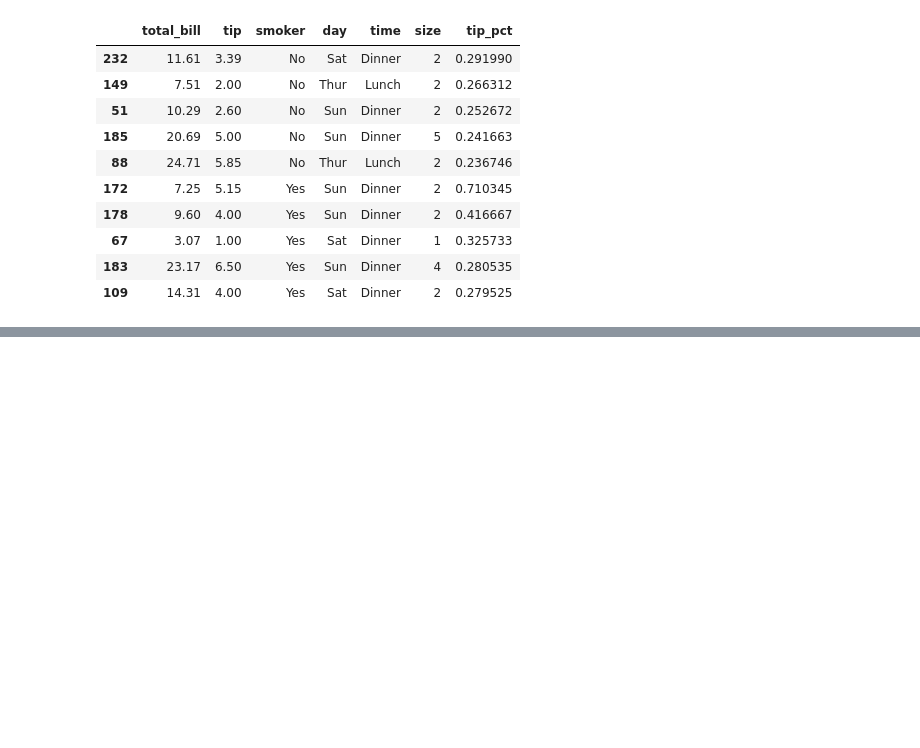
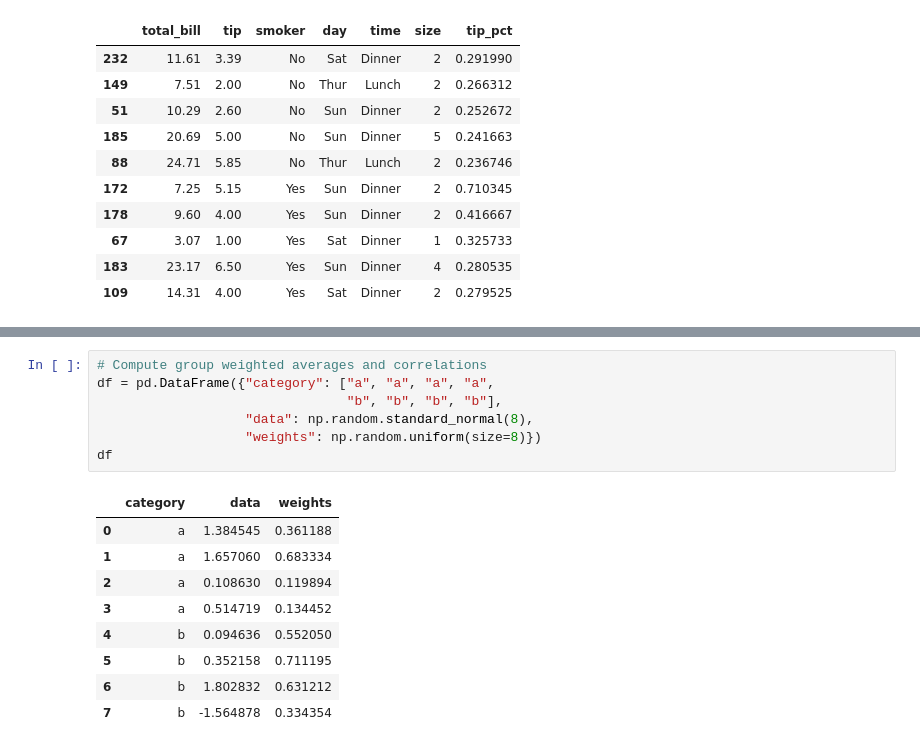
Before and after one commit to scottzig/pandas-mckinney, a Jupyter notebook: chapter_10.ipynb, the cells around one changed output, grey strips where cells are left out. Saved outputs shown, nothing was run; the diff lists cells and outputs as text; blank space fills up the shorter version.

```diff
--- a/chapter_10.ipynb
+++ b/chapter_10.ipynb
@@ -551,0 +719,17 @@ grouped.apply(get_stats)
+# %%
+# Compute group weighted averages and correlations
+df = pd.DataFrame({"category": ["a", "a", "a", "a",
+                                "b", "b", "b", "b"],
+                   "data": np.random.standard_normal(8),
+                   "weights": np.random.uniform(size=8)})
+df
+# %% [output]
+|  | category | data | weights |
+| 0 | a | 1.384545 | 0.361188 |
+| 1 | a | 1.657060 | 0.683334 |
+| 2 | a | 0.108630 | 0.119894 |
+| 3 | a | 0.514719 | 0.134452 |
+| 4 | b | 0.094636 | 0.552050 |
+| 5 | b | 0.352158 | 0.711195 |
+| 6 | b | 1.802832 | 0.631212 |
+| 7 | b | -1.564878 | 0.334354 |
```
Also changed, not shown: parts of 36 cells of this notebook.
